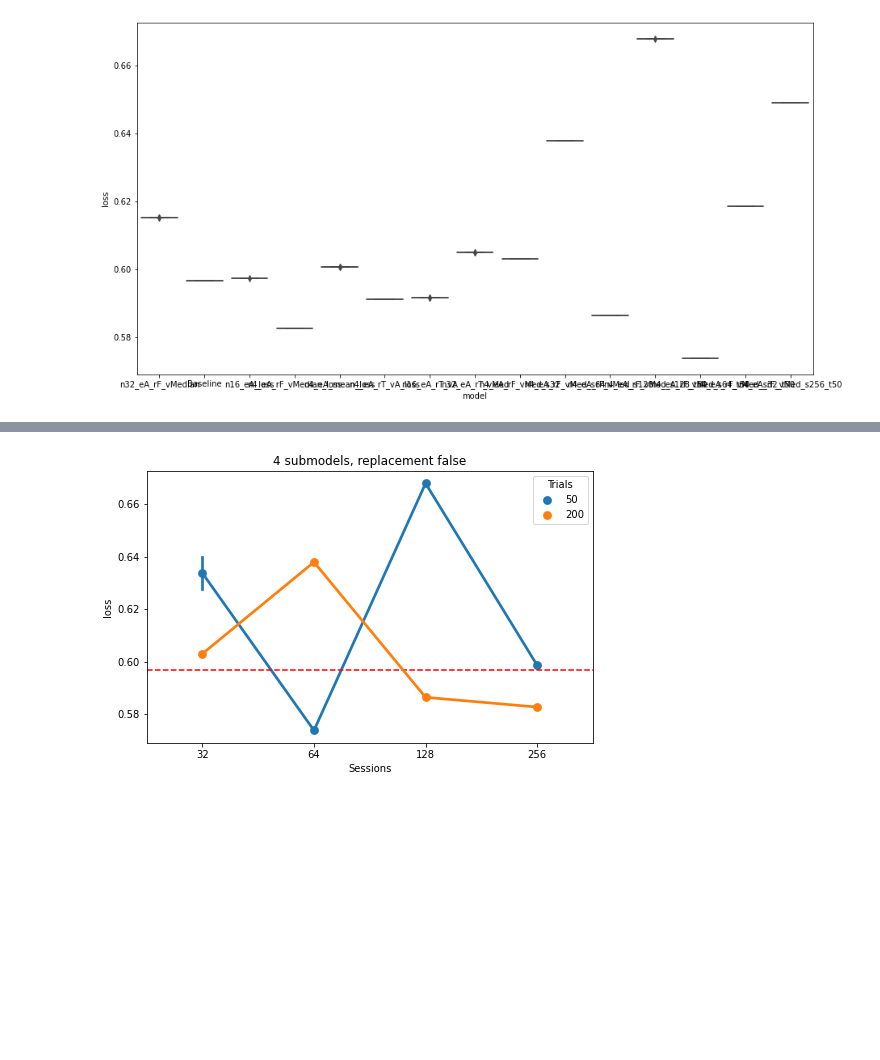
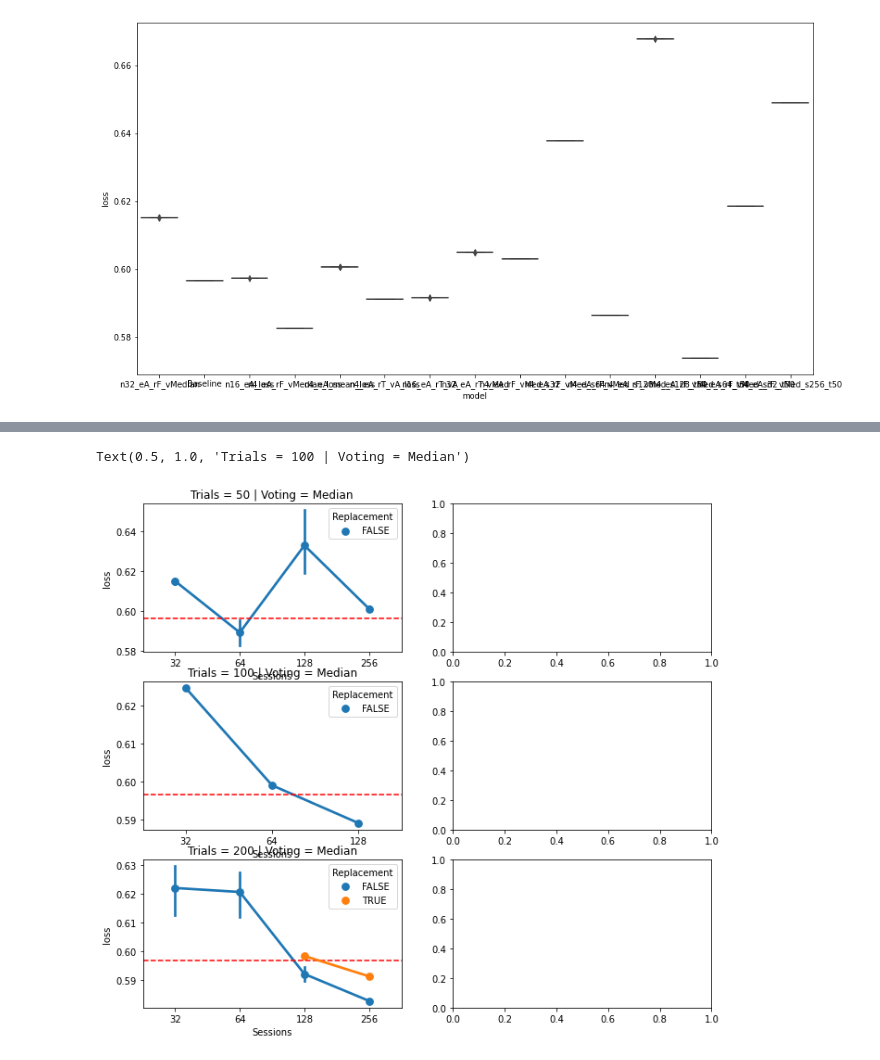
Before and after one commit to whyhardt/closedloop_rl, a Jupyter notebook: ensembling_plots.ipynb, the cells around one changed output, grey strips where cells are left out. Drawn from its saved outputs; the diff is of its cells as text; code cells hidden in the pictures; blank space fills up the shorter version.

```diff
--- a/ensembling_plots.ipynb
+++ b/ensembling_plots.ipynb
@@ -136,22 +149,0 @@ plt.show()
-# %%
-df1 = df.query('Replacement == "FALSE" and Voting == "median" and Ensemble == "average" and Submodels == 4')
-# and submodels == 4
-
-fig, ax = plt.subplots(nrows=1, ncols=1, figsize=(8,5))
-
-ax.axhline(baseline_acc, ls='--', color="red")
-
-sns.pointplot(
-        data=df1,
-        x="Sessions",
-        y="loss",
-        hue="Trials",
-        errorbar="sd",
-        )
-
-#fig.suptitle
-
-plt.title("4 submodels, replacement false")
-plt.show()
-# %% [output]
-[figure, removed]
@@ -171,0 +150,55 @@ plt.show()
+# %%
+
+
+df1 = df.query('Trials == 200 and Voting == "median" and Ensemble == "average" and Submodels == 4')
+
+fig, ax = plt.subplots(nrows=3, ncols=2, figsize=(11,10))
+
+
+ax[2][0].axhline(baseline_acc, ls='--', color="red")
+
+sns.pointplot(
+        data=df1,
+        x="Sessions",
+        y="loss",
+        hue="Replacement",
+        #errorbar="sd",
+        ax = ax[2][0]
+        )
+
+ax[2][0].set_title("Trials = 200 | Voting = Median")
+
+
+df2 = df.query('Trials == 50 and Voting == "median" and Ensemble == "average" and Submodels == 4')
+
+ax[0][0].axhline(baseline_acc, ls='--', color="red")
+
+sns.pointplot(
+        data=df2,
+        x="Sessions",
+        y="loss",
+        hue="Replacement",
+        #errorbar="sd",
+        ax = ax[0][0]
+        )
+ax[0][0].set_title("Trials = 50 | Voting = Median")
+
+
+
+# TODO: add 100
+df3 = df.query('Trials == 100 and Voting == "median" and Ensemble == "average" and Submodels == 4')
+
+ax[1][0].axhline(baseline_acc, ls='--', color="red")
+
+sns.pointplot(
+        data=df3,
+        x="Sessions",
+        y="loss",
+        hue="Replacement",
+        #errorbar="sd",
+        ax = ax[1][0]
+        )
+ax[1][0].set_title("Trials = 100 | Voting = Median")
+# %% [output]
+Text(0.5, 1.0, 'Trials = 100 | Voting = Median')
+[figure, added]
```
Also changed, not shown: parts of 13 cells of this notebook, 2 other files.
